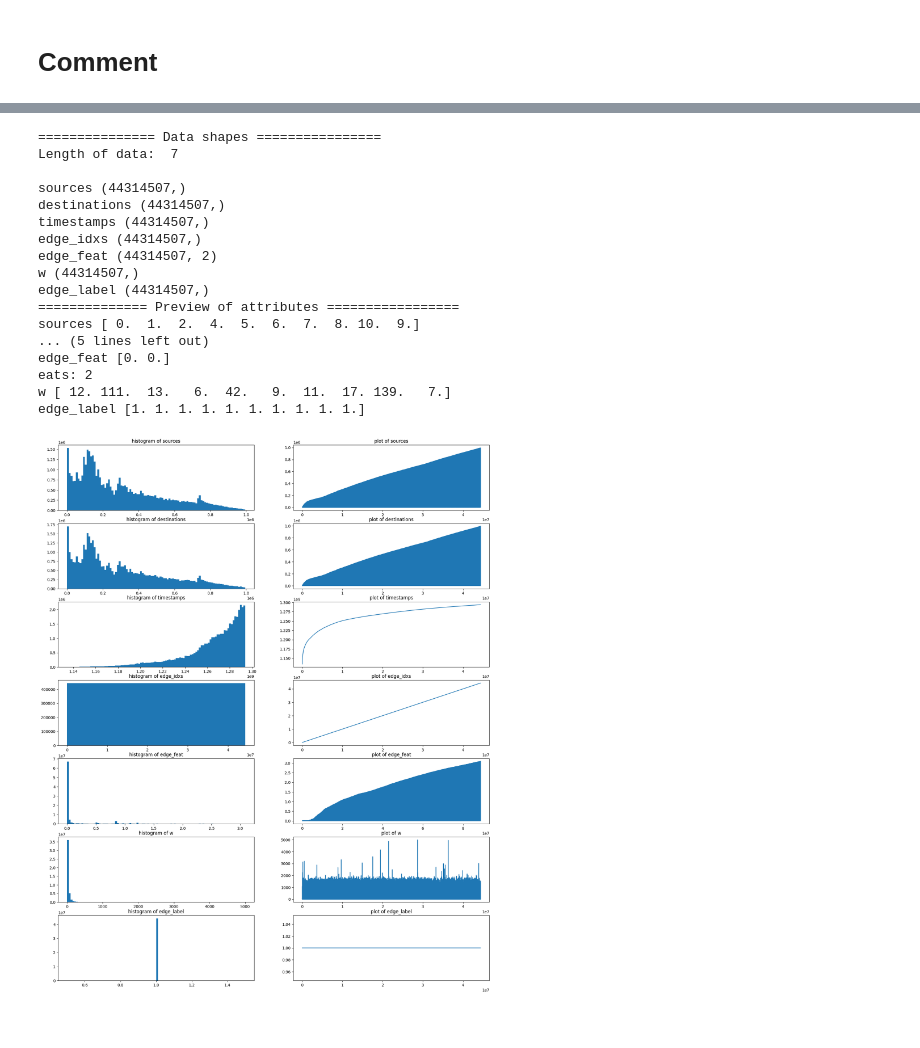
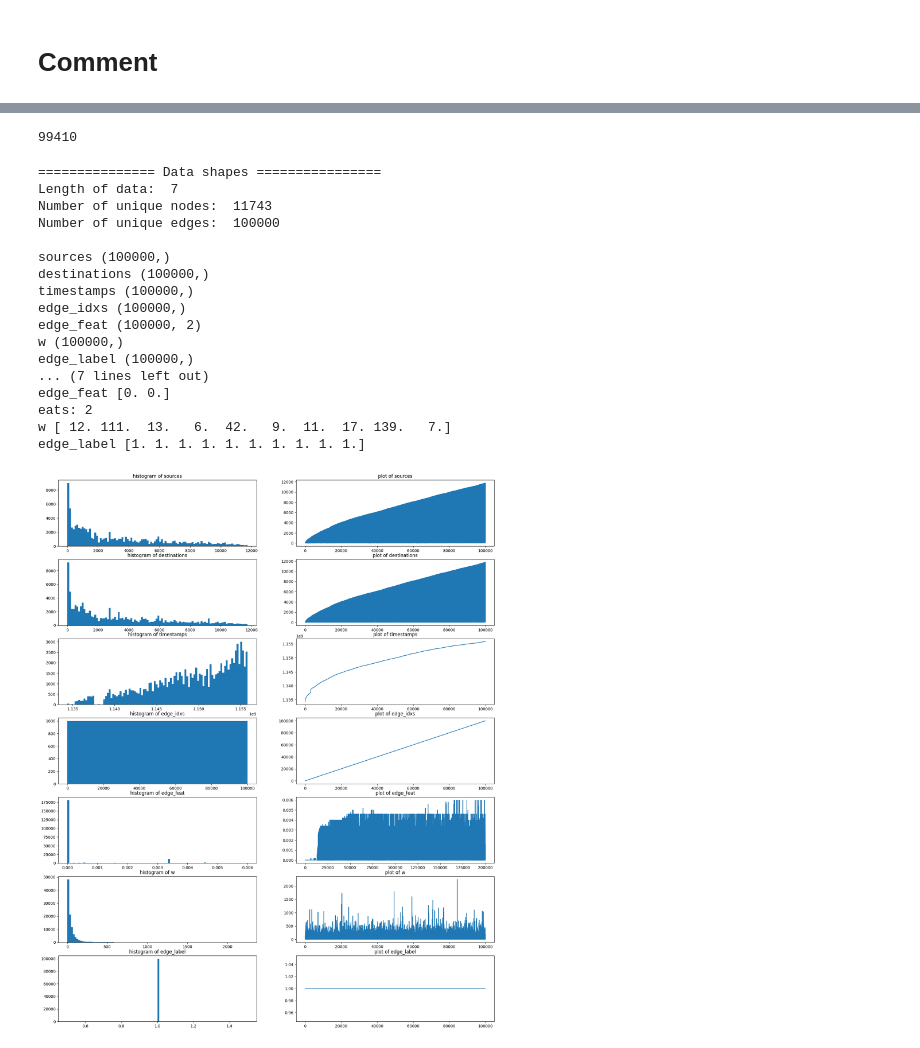
Before and after one commit to legendebuffy/BachelorProject, a Jupyter notebook: DTU_Test/Inspect_data.ipynb, the cells around one changed output, grey strips where cells are left out. Cells and saved outputs as stored; diff of their text form; code cells hidden in the pictures.

```diff
--- a/DTU_Test/Inspect_data.ipynb
+++ b/DTU_Test/Inspect_data.ipynb
@@ -173,21 +203,25 @@ there are  994790  unique nodes
+# %%
+len(np.unique(data_comment['timestamps']))
+# %% [output]
+99410
 # %%
-show_data(data_comment, ign_keys=['edge_feat'], save_path="DTU_Test/data_plots/comment.png")
+show_data(data_comment, ign_keys=['edge_feat'])
 # %% [output]
 =============== Data shapes ================
 Length of data:  7
+Number of unique nodes:  11743
+Number of unique edges:  100000
 
-sources (44314507,)
-destinations (44314507,)
-timestamps (44314507,)
-edge_idxs (44314507,)
-edge_feat (44314507, 2)
-w (44314507,)
-edge_label (44314507,)
-============== Preview of attributes =================
-sources [ 0.  1.  2.  4.  5.  6.  7.  8. 10.  9.]
-... (5 lines left out)
+sources (100000,)
+destinations (100000,)
+timestamps (100000,)
+edge_idxs (100000,)
+edge_feat (100000, 2)
+w (100000,)
+edge_label (100000,)
+... (7 lines left out)
 edge_feat [0. 0.]
 eats: 2
 w [ 12. 111.  13.   6.  42.   9.  11.  17. 139.   7.]
 edge_label [1. 1. 1. 1. 1. 1. 1. 1. 1. 1.]
-[figure, old version]
+[figure, new version]
```
Also changed, not shown: parts of 16 cells of this notebook, 3 other files.
